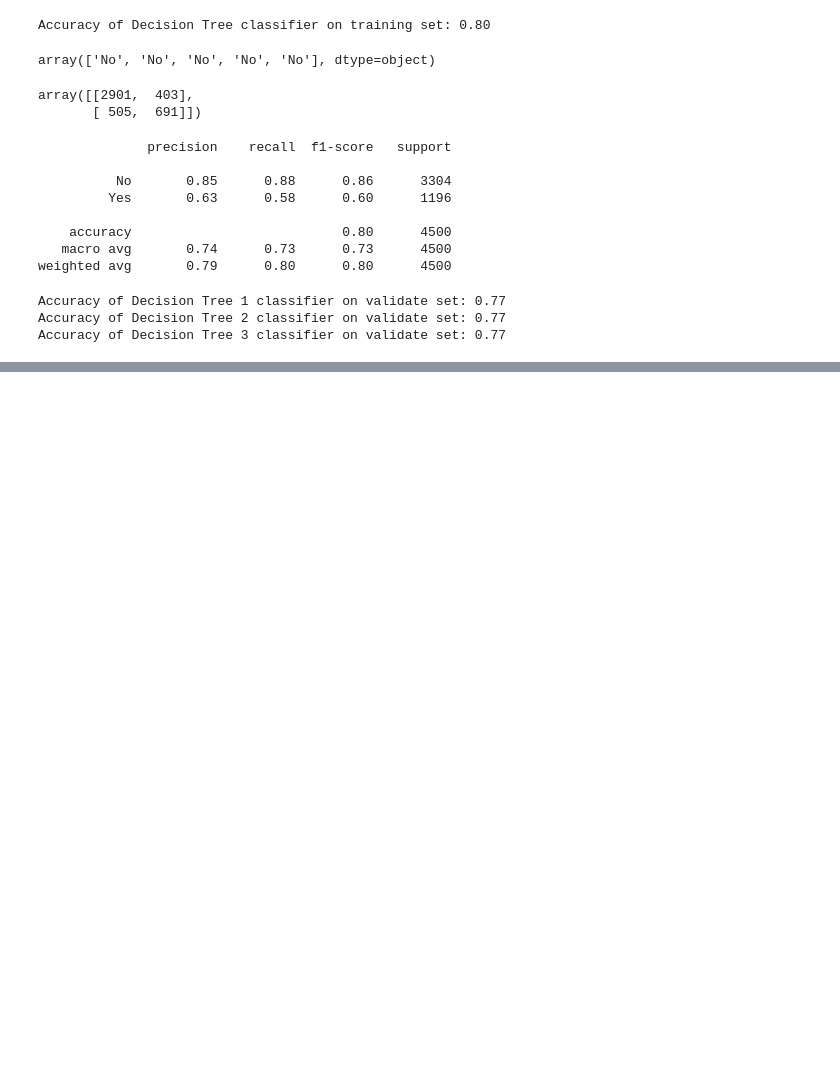
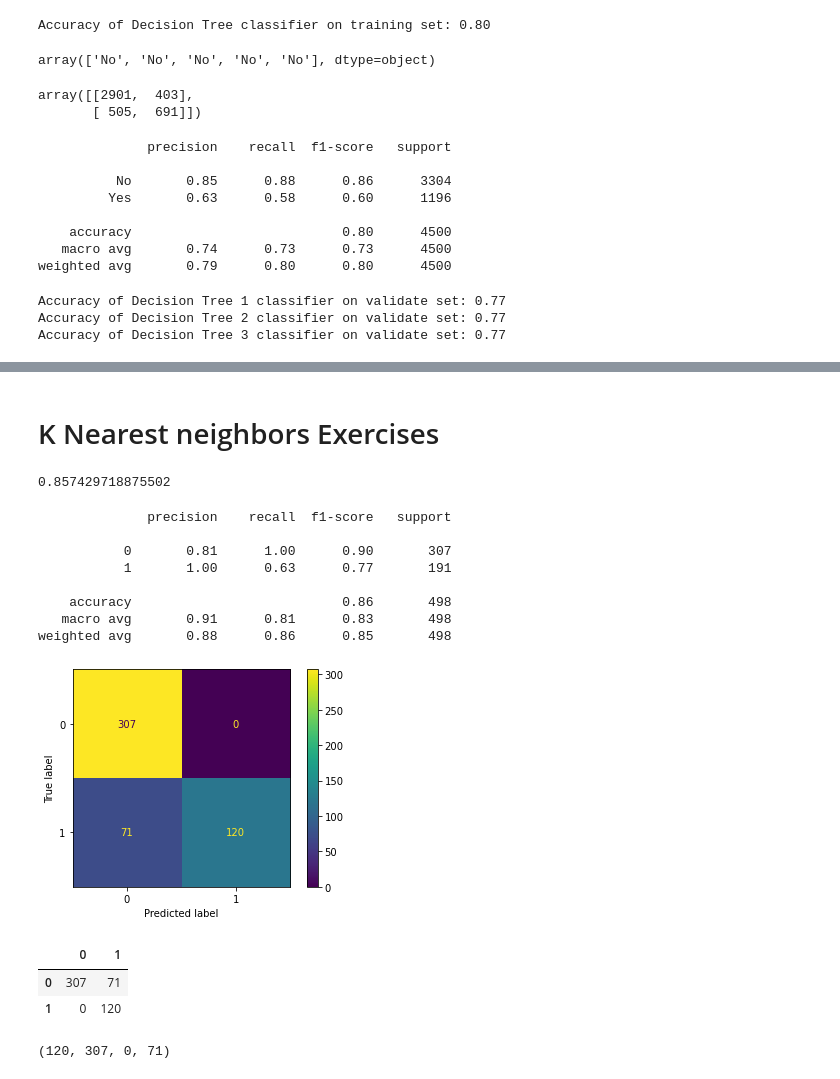
Before and after one commit to JaradAng/classification-exercises, a Jupyter notebook: model.ipynb, the cells around one changed output, grey strips where cells are left out. Saved outputs shown, nothing was run; the diff lists cells and outputs as text; code cells hidden in the pictures; blank space fills up the shorter version.

Commit message:
updated with k neighbor and logistic regression

```diff
--- a/model.ipynb
+++ b/model.ipynb
@@ -36,6 +36,7 @@ titanic_df = titanic_df.drop(columns=['deck', 'embarked', 'class', 'passenger_id
 titanic_df['embark_town'] = titanic_df.embark_town.fillna(value='Southampton')
 dummy_df = pd.get_dummies(titanic_df[['sex', 'embark_town']], drop_first=True)
 titanic_df = pd.concat([titanic_df, dummy_df], axis=1)
+titanic_df.age = titanic_df.age.fillna(titanic_df.age.mean())
 # %%
 titanic_df.head()
 # %% [output]
@@ -634,0 +850,48 @@ Accuracy of Decision Tree 3 classifier on validate set: 0.77
+# %% [markdown]
+# K Nearest neighbors Exercises
+# %%
+x_vars = ['pclass','fare','sex_male', 'alone']
+y_vars = 'survived'
+
+X_train, y_train = titanic_train[x_vars], titanic_train[y_vars]
+x_validate, y_validate = titanic_validate[x_vars], titanic_validate[y_vars]
+x_test, y_test = titanic_test[x_vars], titanic_test[y_vars]
+# %%
+knn1 = KNeighborsClassifier(n_neighbors=2)
+
+knn1.fit(X_train, y_train)
+
+y_pred = knn1.predict(X_train)
+
+y_pred_proba = knn1.predict_proba(X_train)
+# %%
+knn1.score(X_train, y_train)
+# %% [output]
+0.857429718875502
+# %%
+plot_confusion_matrix(knn1, X_train, y_train)
+
+print(classification_report(y_train, y_pred))
+# %% [output]
+              precision    recall  f1-score   support
+
+           0       0.81      1.00      0.90       307
+           1       1.00      0.63      0.77       191
+
+    accuracy                           0.86       498
+   macro avg       0.91      0.81      0.83       498
+weighted avg       0.88      0.86      0.85       498
+[figure, added]
+# %%
+pd.DataFrame(confusion_matrix(y_pred, y_train))
+# %% [output]
+|  | 0 | 1 |
+| 0 | 307 | 71 |
+| 1 | 0 | 120 |
+# %%
+TN, FP, FN, TP = confusion_matrix(y_train,y_pred).ravel()
+ALL = TP + TN + FP + FN
+
+TP, TN, FP, FN
+# %% [output]
+(120, 307, 0, 71)
```
Also changed, not shown: parts of 60 cells of this notebook.
